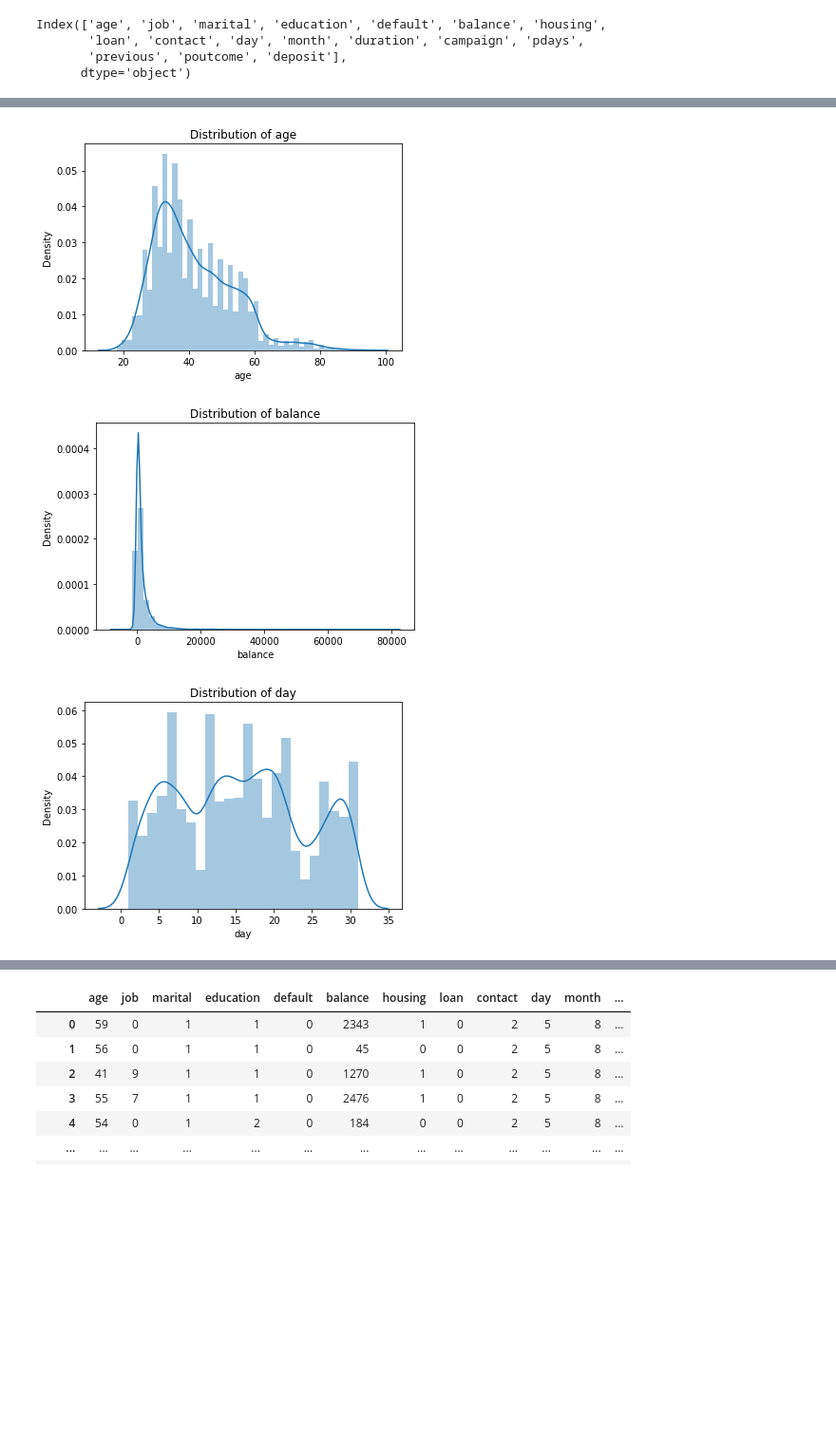
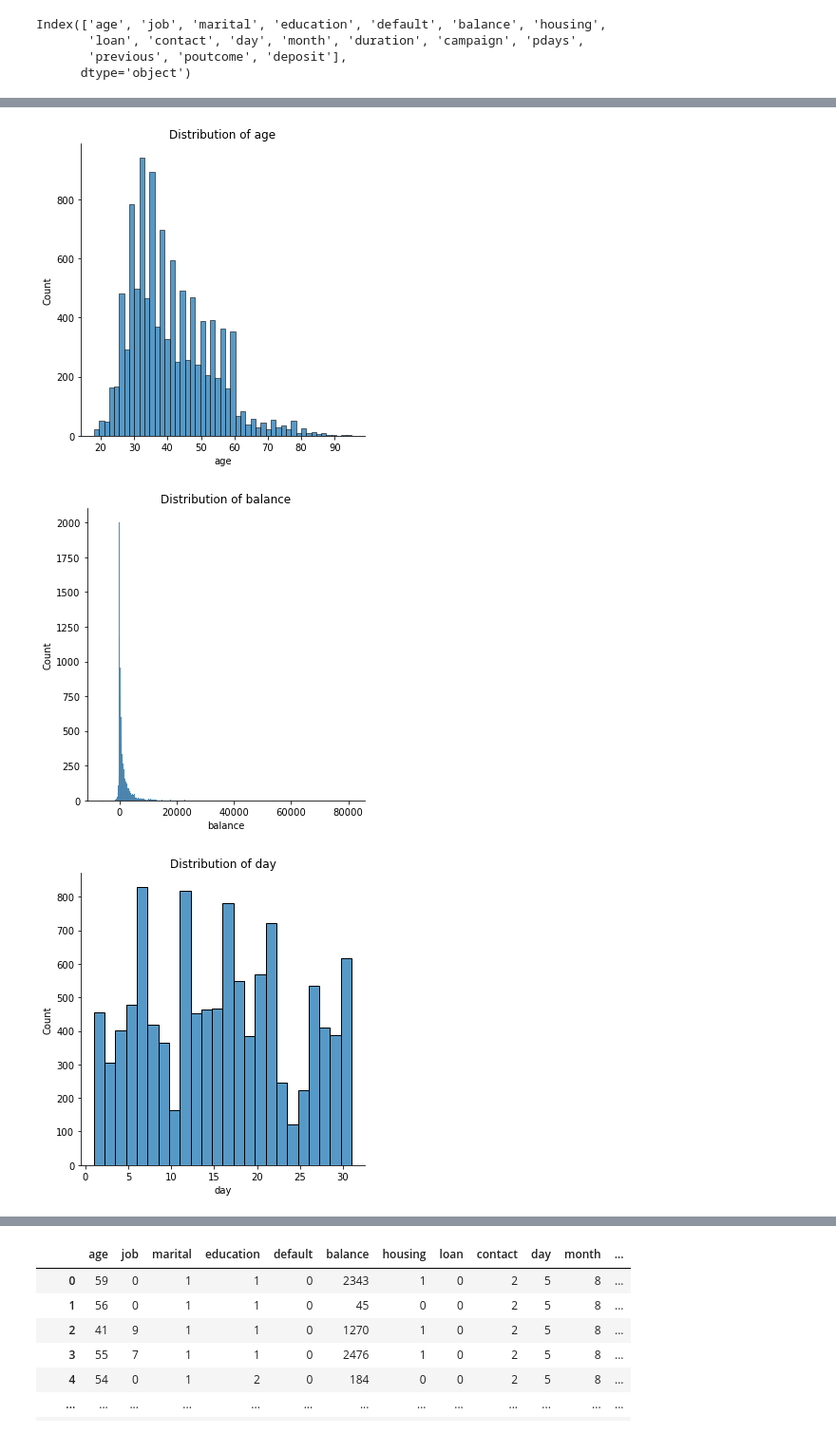
Before and after one commit to andvsilva/dataset, a Jupyter notebook: titanic/tf/tensor_f.ipynb, the cells around one changed output, grey strips where cells are left out. Shown at 95% size. Drawn from its saved outputs; the diff is of its cells as text; code cells hidden in the pictures; blank space fills up the shorter version.

```diff
--- a/titanic/tf/tensor_f.ipynb
+++ b/titanic/tf/tensor_f.ipynb
@@ -161,11 +162,11 @@ Categories (2, object): ['no', 'yes']
 # %%
 # distribution of continuous variables
 
 for i in list_nums:
-    sns.distplot(df[i])
+    sns.displot(df[i])
     plt.title(f'Distribution of {i}')
     plt.show()
 # %% [output]
-[figure, old version]
+[figure, new version]
-[figure, old version]
+[figure, new version]
-[figure, old version]
+[figure, new version]
```
Also changed, not shown: parts of 7 cells of this notebook, 6 other files.
